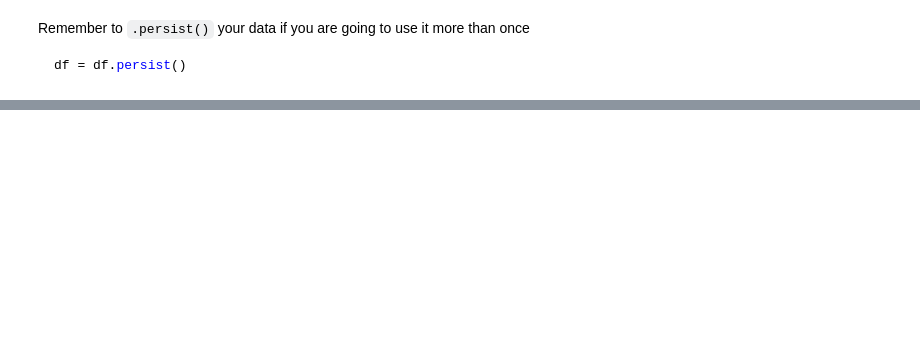
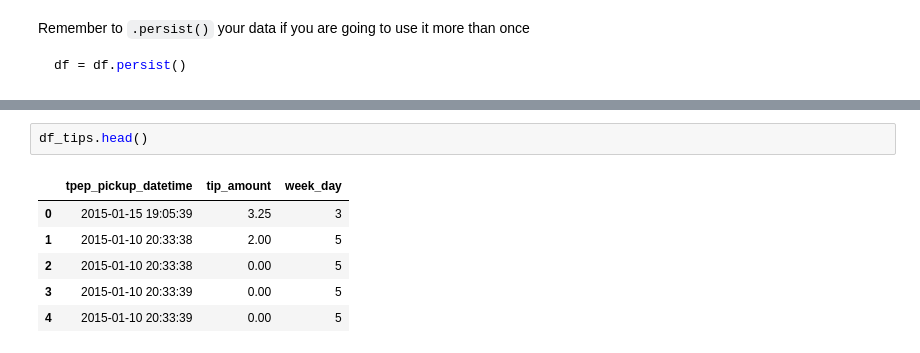
Before and after one commit to BDT-2024/dask-lab, a Jupyter notebook: Ex_3.ipynb, the cells around one changed output, grey strips where cells are left out. Cells and saved outputs as stored; diff of their text form; blank space fills up the shorter version.

```diff
--- a/Ex_3.ipynb
+++ b/Ex_3.ipynb
@@ -27,0 +145,9 @@ df = df.persist()
+# %%
+df_tips.head()
+# %% [output]
+|  | tpep_pickup_datetime | tip_amount | week_day |
+| 0 | 2015-01-15 19:05:39 | 3.25 | 3 |
+| 1 | 2015-01-10 20:33:38 | 2.00 | 5 |
+| 2 | 2015-01-10 20:33:38 | 0.00 | 5 |
+| 3 | 2015-01-10 20:33:39 | 0.00 | 5 |
+| 4 | 2015-01-10 20:33:39 | 0.00 | 5 |
```
Also changed, not shown: parts of 20 cells of this notebook, 1 other file.
